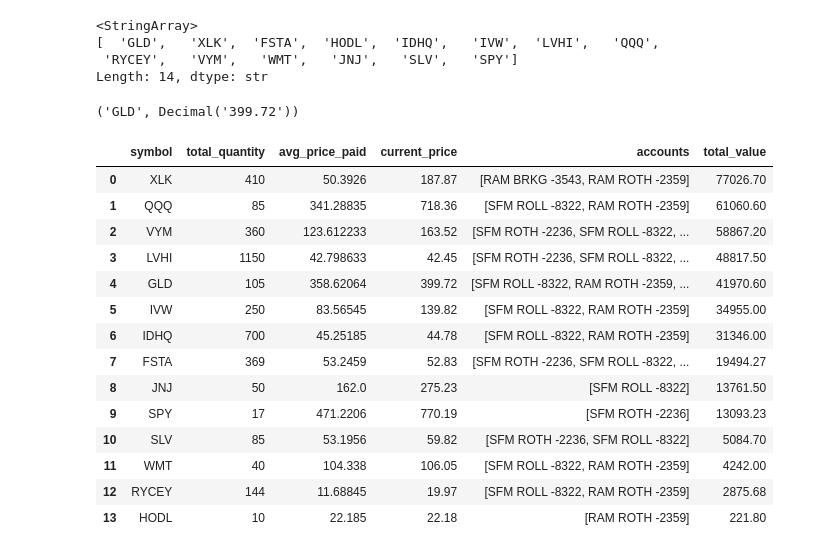
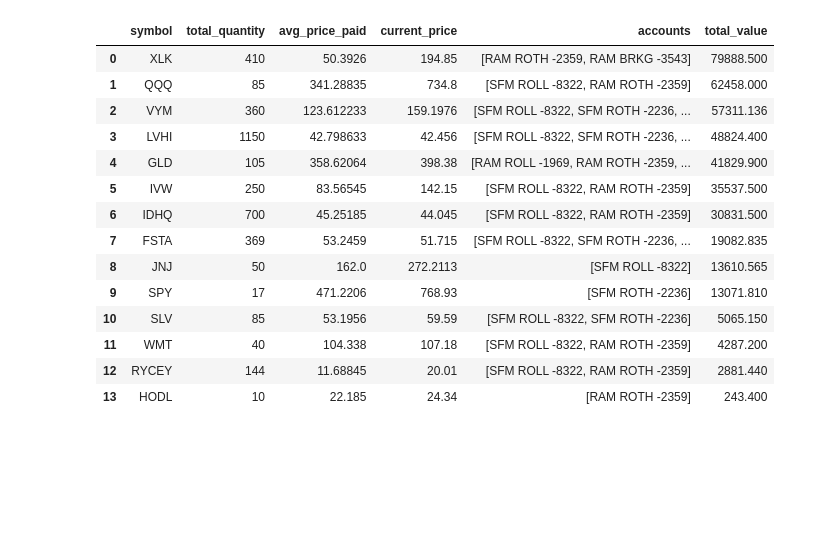
Before and after one commit to froghollow/fh-ramlytics, a Jupyter notebook: hello.ipynb, the cells around one changed output. Drawn from its saved outputs; the diff is of its cells as text; code cells hidden in the pictures; blank space fills up the shorter version.

Commit message:
DbQuery module implemented and tested

```diff
--- a/hello.ipynb
+++ b/hello.ipynb
@@ -98,0 +9,6 @@ qry = DbQuery(db)
+# %%
+from ramlytics_database import DynamoDBClient
+from ramlytics_database import DbQuery
+from ramlytics_yfinance import yf_search
+
+qry = DbQuery(DynamoDBClient())
@@ -121,36 +52,23 @@ positions_df
-# %%
-qry.get_unique_symbols()
-# %% [output]
-<StringArray>
-[  'GLD',   'XLK',  'FSTA',  'HODL',  'IDHQ',   'IVW',  'LVHI',   'QQQ',
- 'RYCEY',   'VYM',   'WMT',   'JNJ',   'SLV',   'SPY']
-Length: 14, dtype: str
-# %%
-symbol = "GLD"
-
-symbol,qry.db.get_instrument(symbol)['current_price']
-# %% [output]
-('GLD', Decimal('399.72'))
 # %%
 summary_df = qry.summarize_accounts_by_symbol()
 # sort summary by total value
 summary_df = summary_df.sort_values(by='total_value', ascending=False)
 summary_df = summary_df.reset_index(drop=True)
-summary_df.to_csv('summary.csv', index=False)
+#summary_df.to_csv('summary.csv', index=False)
 summary_df
 # %% [output]
 |  | symbol | total_quantity | avg_price_paid | current_price | accounts | total_value |
-| 0 | XLK | 410 | 50.3926 | 187.87 | [RAM BRKG -3543, RAM ROTH -2359] | 77026.70 |
-| 1 | QQQ | 85 | 341.28835 | 718.36 | [SFM ROLL -8322, RAM ROTH -2359] | 61060.60 |
-| 2 | VYM | 360 | 123.612233 | 163.52 | [SFM ROTH -2236, SFM ROLL -8322, ... | 58867.20 |
-| 3 | LVHI | 1150 | 42.798633 | 42.45 | [SFM ROTH -2236, SFM ROLL -8322, ... | 48817.50 |
-| 4 | GLD | 105 | 358.62064 | 399.72 | [SFM ROLL -8322, RAM ROTH -2359, ... | 41970.60 |
-| 5 | IVW | 250 | 83.56545 | 139.82 | [SFM ROLL -8322, RAM ROTH -2359] | 34955.00 |
-| 6 | IDHQ | 700 | 45.25185 | 44.78 | [SFM ROLL -8322, RAM ROTH -2359] | 31346.00 |
-| 7 | FSTA | 369 | 53.2459 | 52.83 | [SFM ROTH -2236, SFM ROLL -8322, ... | 19494.27 |
-| 8 | JNJ | 50 | 162.0 | 275.23 | [SFM ROLL -8322] | 13761.50 |
-| 9 | SPY | 17 | 471.2206 | 770.19 | [SFM ROTH -2236] | 13093.23 |
-| 10 | SLV | 85 | 53.1956 | 59.82 | [SFM ROTH -2236, SFM ROLL -8322] | 5084.70 |
-| 11 | WMT | 40 | 104.338 | 106.05 | [SFM ROLL -8322, RAM ROTH -2359] | 4242.00 |
-| 12 | RYCEY | 144 | 11.68845 | 19.97 | [SFM ROLL -8322, RAM ROTH -2359] | 2875.68 |
-| 13 | HODL | 10 | 22.185 | 22.18 | [RAM ROTH -2359] | 221.80 |
+| 0 | XLK | 410 | 50.3926 | 194.85 | [RAM ROTH -2359, RAM BRKG -3543] | 79888.500 |
+| 1 | QQQ | 85 | 341.28835 | 734.8 | [SFM ROLL -8322, RAM ROTH -2359] | 62458.000 |
+| 2 | VYM | 360 | 123.612233 | 159.1976 | [SFM ROLL -8322, SFM ROTH -2236, ... | 57311.136 |
+| 3 | LVHI | 1150 | 42.798633 | 42.456 | [SFM ROLL -8322, SFM ROTH -2236, ... | 48824.400 |
+| 4 | GLD | 105 | 358.62064 | 398.38 | [RAM ROLL -1969, RAM ROTH -2359, ... | 41829.900 |
+| 5 | IVW | 250 | 83.56545 | 142.15 | [SFM ROLL -8322, RAM ROTH -2359] | 35537.500 |
+| 6 | IDHQ | 700 | 45.25185 | 44.045 | [SFM ROLL -8322, RAM ROTH -2359] | 30831.500 |
+| 7 | FSTA | 369 | 53.2459 | 51.715 | [SFM ROLL -8322, SFM ROTH -2236, ... | 19082.835 |
+| 8 | JNJ | 50 | 162.0 | 272.2113 | [SFM ROLL -8322] | 13610.565 |
+| 9 | SPY | 17 | 471.2206 | 768.93 | [SFM ROTH -2236] | 13071.810 |
+| 10 | SLV | 85 | 53.1956 | 59.59 | [SFM ROLL -8322, SFM ROTH -2236] | 5065.150 |
+| 11 | WMT | 40 | 104.338 | 107.18 | [SFM ROLL -8322, RAM ROTH -2359] | 4287.200 |
+| 12 | RYCEY | 144 | 11.68845 | 20.01 | [SFM ROLL -8322, RAM ROTH -2359] | 2881.440 |
+| 13 | HODL | 10 | 22.185 | 24.34 | [RAM ROTH -2359] | 243.400 |
```
Also changed, not shown: parts of 18 cells of this notebook, 10 other files.
